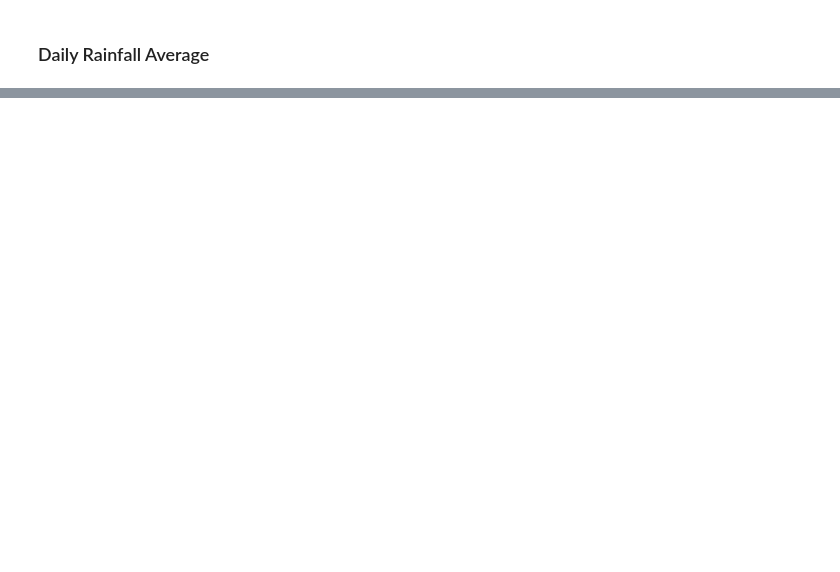
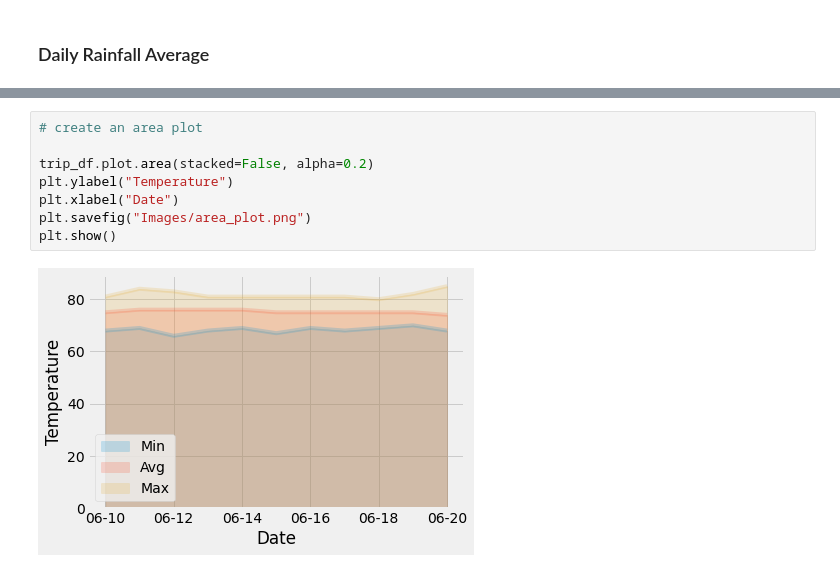
Before and after one commit to alplky/sqlalchemy-challenge, a Jupyter notebook: bonus_temp_analysis.ipynb, the cells around one changed output, grey strips where cells are left out. Cells and saved outputs as stored; diff of their text form; blank space fills up the shorter version.

Commit message:
created area plot, adding png image of plot

```diff
--- a/bonus_temp_analysis.ipynb
+++ b/bonus_temp_analysis.ipynb
@@ -438,0 +460,10 @@ trip_df
+# %%
+# create an area plot
+
+trip_df.plot.area(stacked=False, alpha=0.2)
+plt.ylabel("Temperature")
+plt.xlabel("Date")
+plt.savefig("Images/area_plot.png")
+plt.show()
+# %% [output]
+[figure, added]
```
Also changed, not shown: parts of 22 cells of this notebook, 1 other file.
